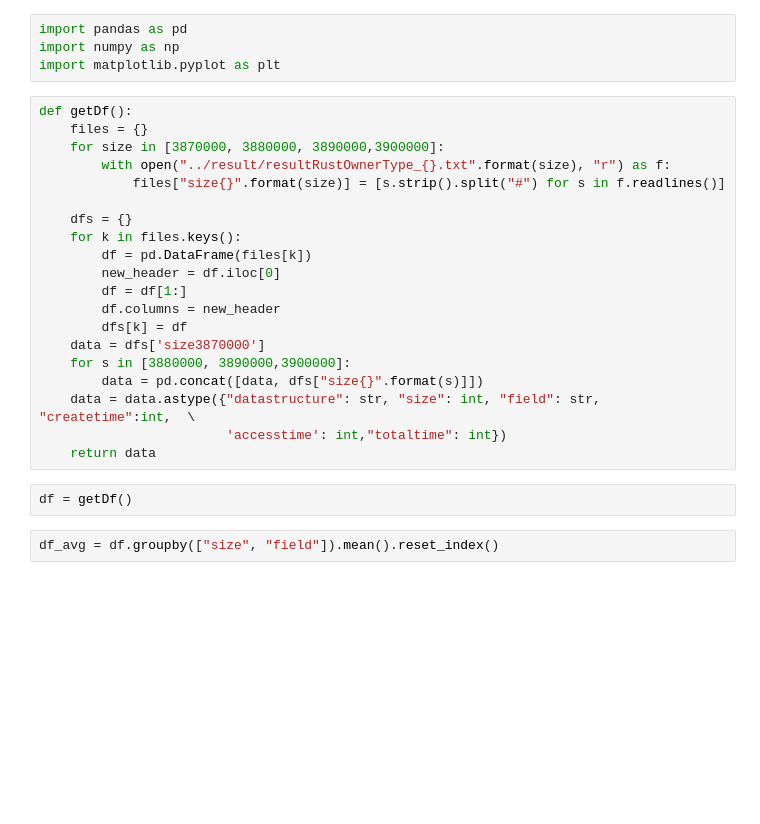
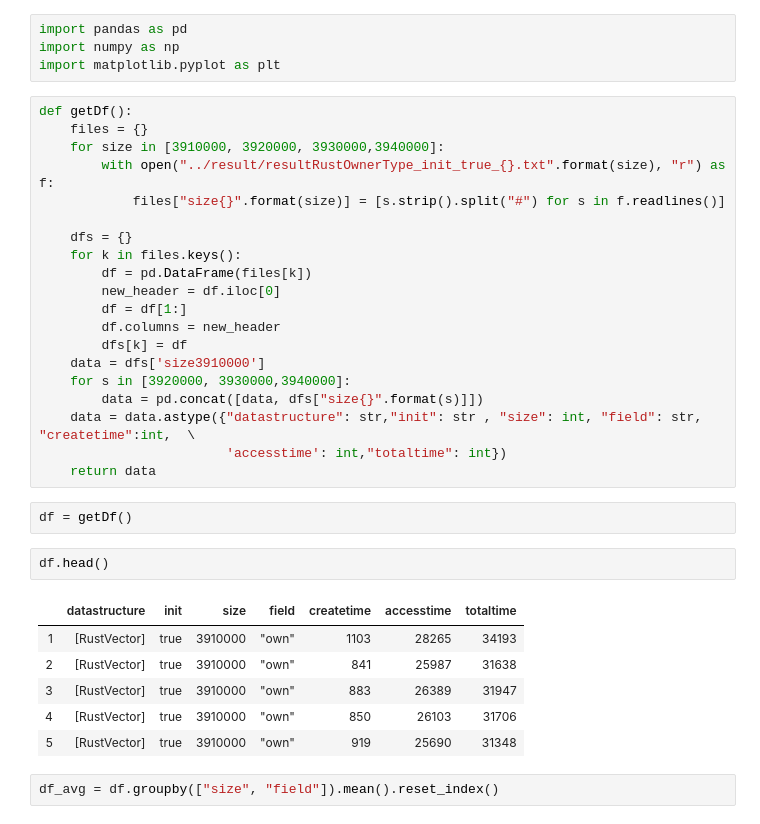
Before and after one commit to ShinsakuOkazaki/master-thesis, a Jupyter notebook: project/rust_vec_memalloc_for_different_type/analysis/visualize_withInitialize.ipynb, the cells around one changed output. Saved outputs shown, nothing was run; the diff lists cells and outputs as text; blank space fills up the shorter version.

```diff
--- a/project/rust_vec_memalloc_for_different_type/analysis/visualize_withInitialize.ipynb
+++ b/project/rust_vec_memalloc_for_different_type/analysis/visualize_withInitialize.ipynb
@@ -5,8 +5,8 @@ import matplotlib.pyplot as plt
 # %%
 def getDf():
     files = {}
-    for size in [3870000, 3880000, 3890000,3900000]:
-        with open("../result/resultRustOwnerType_{}.txt".format(size), "r") as f:
+    for size in [3910000, 3920000, 3930000,3940000]:
+        with open("../result/resultRustOwnerType_init_true_{}.txt".format(size), "r") as f:
             files["size{}".format(size)] = [s.strip().split("#") for s in f.readlines()]
 
     dfs = {}
@@ -16,13 +16,22 @@ def getDf():
         df = df[1:]
         df.columns = new_header
         dfs[k] = df
-    data = dfs['size3870000']
-    for s in [3880000, 3890000,3900000]:
+    data = dfs['size3910000']
+    for s in [3920000, 3930000,3940000]:
         data = pd.concat([data, dfs["size{}".format(s)]])
-    data = data.astype({"datastructure": str, "size": int, "field": str, "createtime":int,  \
+    data = data.astype({"datastructure": str,"init": str , "size": int, "field": str, "createtime":int,  \
                         'accesstime': int,"totaltime": int})
     return data
 # %%
 df = getDf()
+# %%
+df.head()
+# %% [output]
+|  | datastructure | init | size | field | createtime | accesstime | totaltime |
+| 1 | [RustVector] | true | 3910000 | "own" | 1103 | 28265 | 34193 |
+| 2 | [RustVector] | true | 3910000 | "own" | 841 | 25987 | 31638 |
+| 3 | [RustVector] | true | 3910000 | "own" | 883 | 26389 | 31947 |
+| 4 | [RustVector] | true | 3910000 | "own" | 850 | 26103 | 31706 |
+| 5 | [RustVector] | true | 3910000 | "own" | 919 | 25690 | 31348 |
 # %%
 df_avg = df.groupby(["size", "field"]).mean().reset_index()
```
Also changed, not shown: parts of 2 cells of this notebook, 16 other files.
